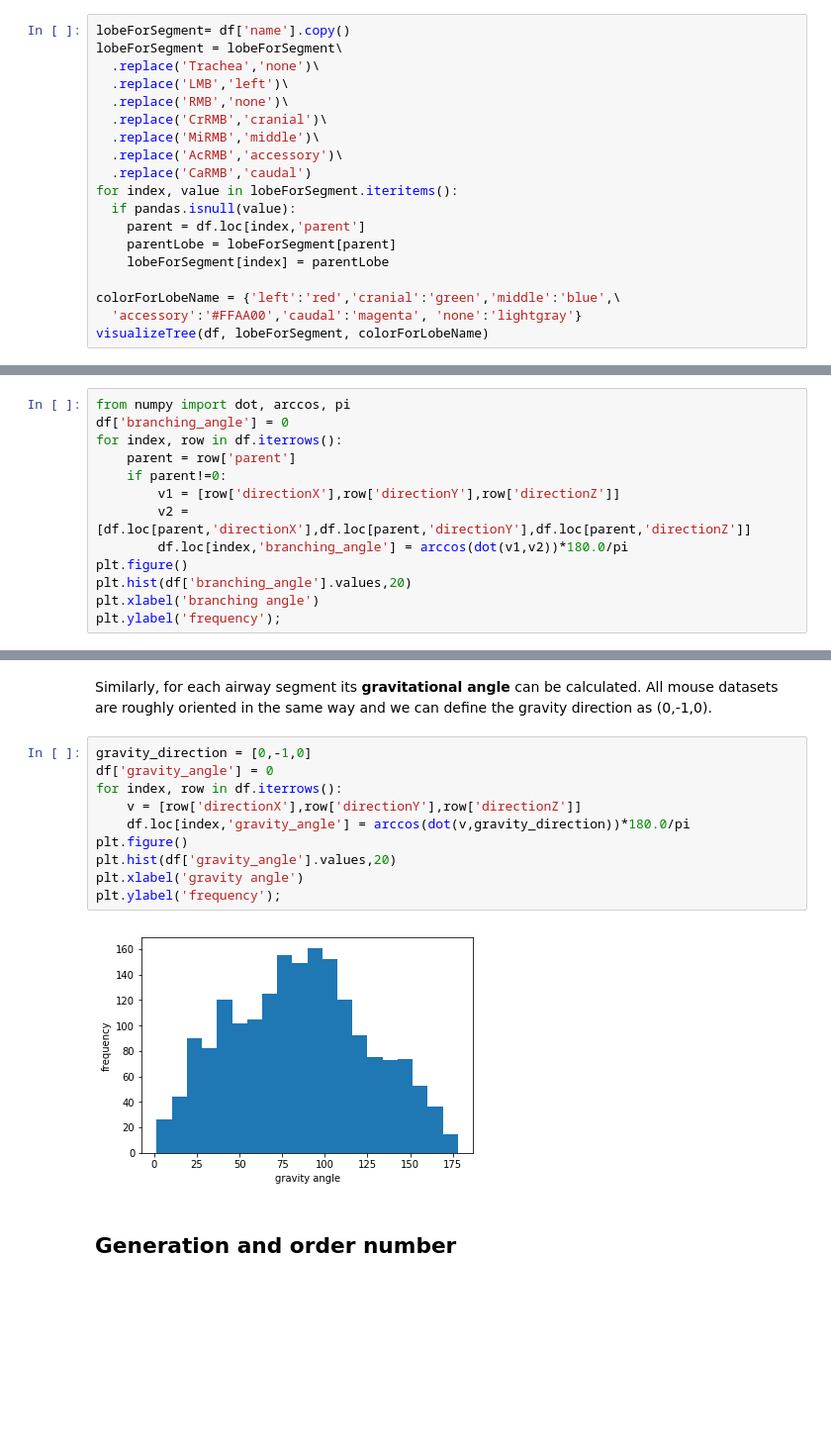
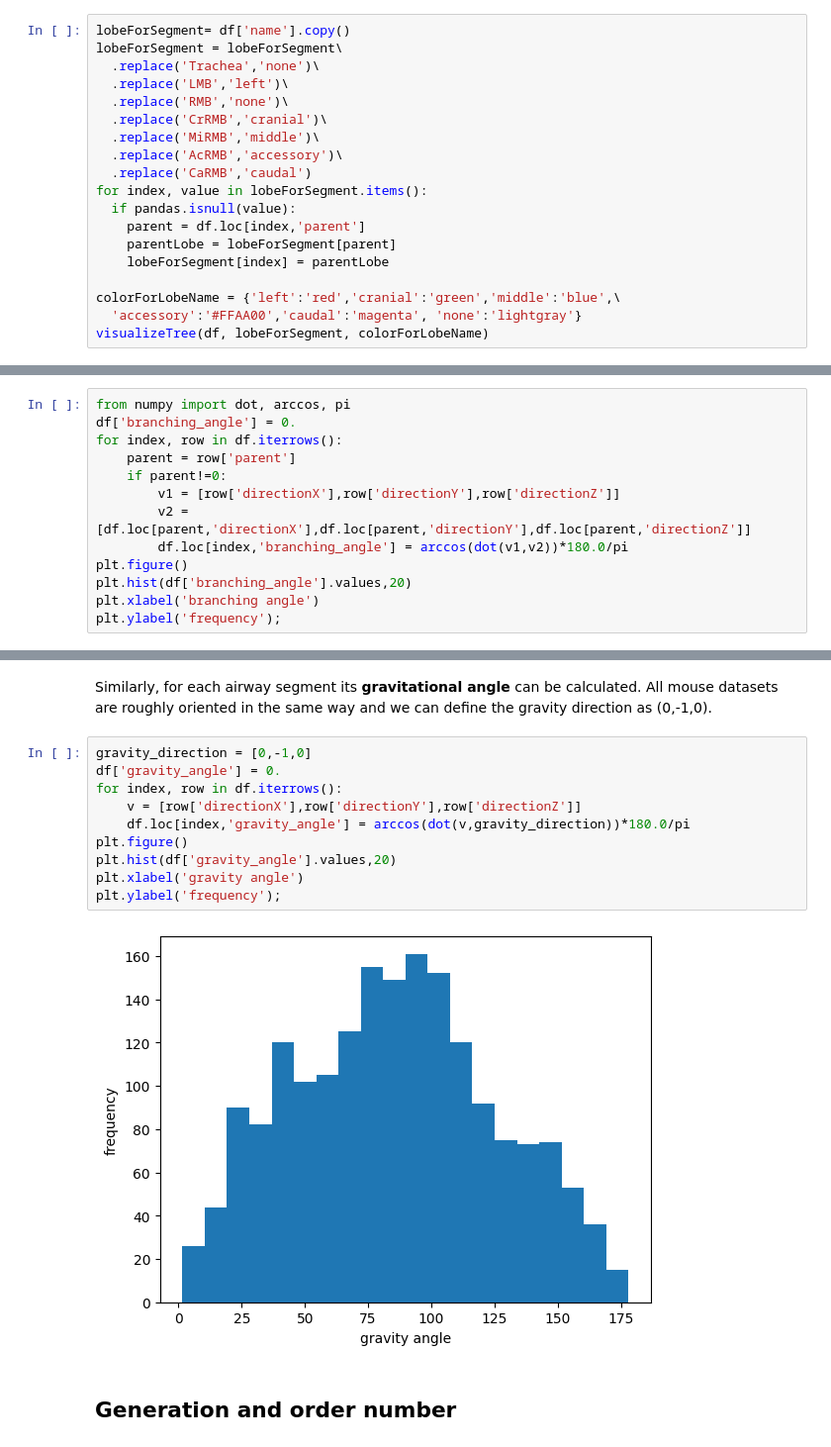
Before and after one commit to lapdMouse/lapdMousePythonExamples, a Jupyter notebook: AirwayTreeTable.ipynb, the cells around one changed output, grey strips where cells are left out. Shown at 99% size. Drawn from its saved outputs; the diff is of its cells as text; blank space fills up the shorter version.

```diff
--- a/AirwayTreeTable.ipynb
+++ b/AirwayTreeTable.ipynb
@@ -114,7 +114,7 @@ lobeForSegment = lobeForSegment\
   .replace('MiRMB','middle')\
   .replace('AcRMB','accessory')\
   .replace('CaRMB','caudal')
-for index, value in lobeForSegment.iteritems():
+for index, value in lobeForSegment.items():
   if pandas.isnull(value):
     parent = df.loc[index,'parent']
     parentLobe = lobeForSegment[parent]
@@ -163,7 +163,7 @@ visualizeTree(df,labels,colors)
 Based on the airway segment and its parents' direction vectors **branching angles** can be calculated.
 # %%
 from numpy import dot, arccos, pi
-df['branching_angle'] = 0
+df['branching_angle'] = 0.
 for index, row in df.iterrows():
     parent = row['parent']
     if parent!=0:
@@ -180,16 +180,16 @@ plt.ylabel('frequency');
 Similarly, for each airway segment its **gravitational angle** can be calculated. All mouse datasets are roughly oriented in the same way and we can define the gravity direction as (0,-1,0).
 # %%
 gravity_direction = [0,-1,0]
-df['gravity_angle'] = 0
+df['gravity_angle'] = 0.
 for index, row in df.iterrows():
     v = [row['directionX'],row['directionY'],row['directionZ']]
     df.loc[index,'gravity_angle'] = arccos(dot(v,gravity_direction))*180.0/pi
 plt.figure()
 plt.hist(df['gravity_angle'].values,20)
 plt.xlabel('gravity angle')
 plt.ylabel('frequency');
 # %% [output]
-[figure, old version]
+[figure, new version]
 # %% [markdown]
 ## Generation and order number
 # %% [markdown]
```
Also changed, not shown: parts of 10 cells of this notebook, 5 other files.
